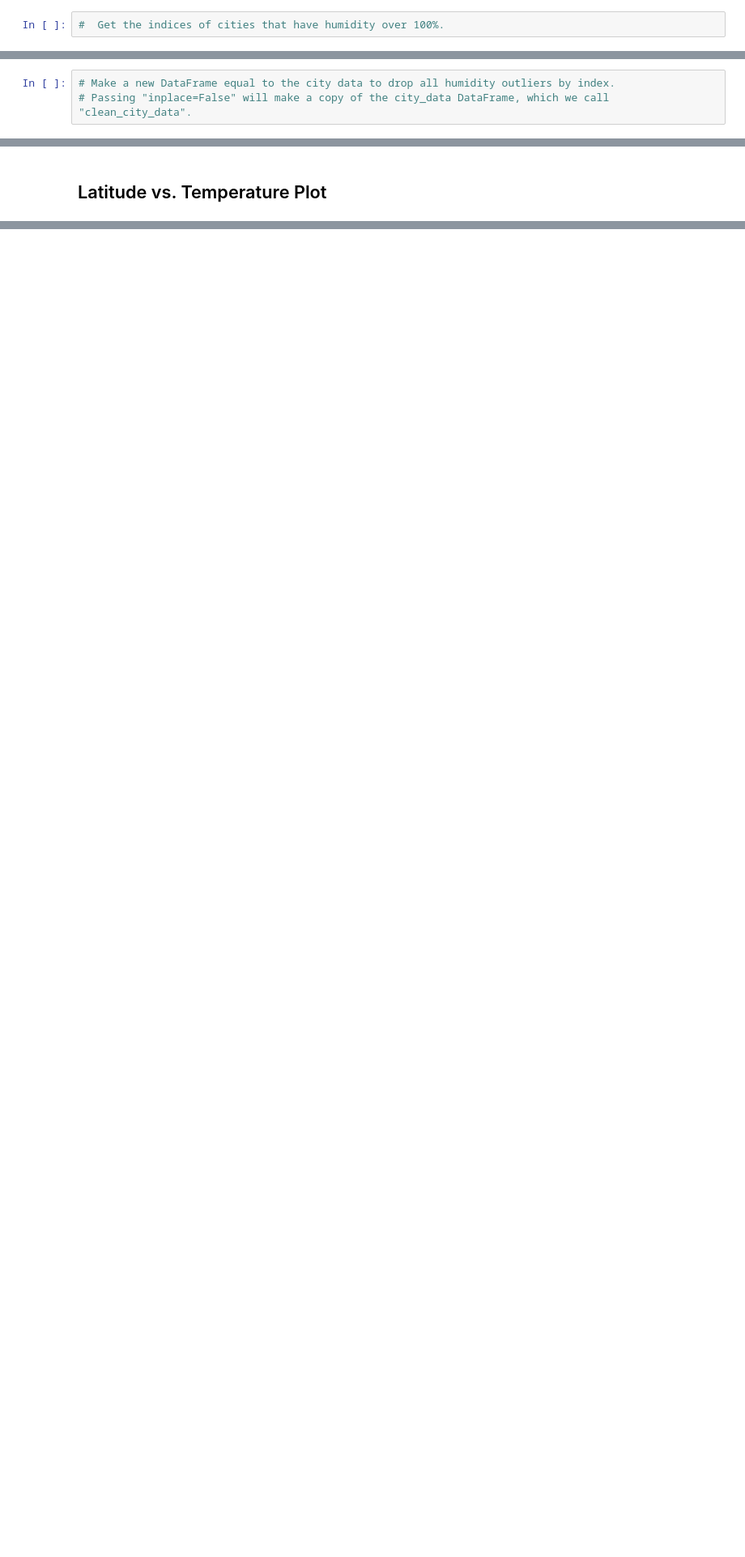
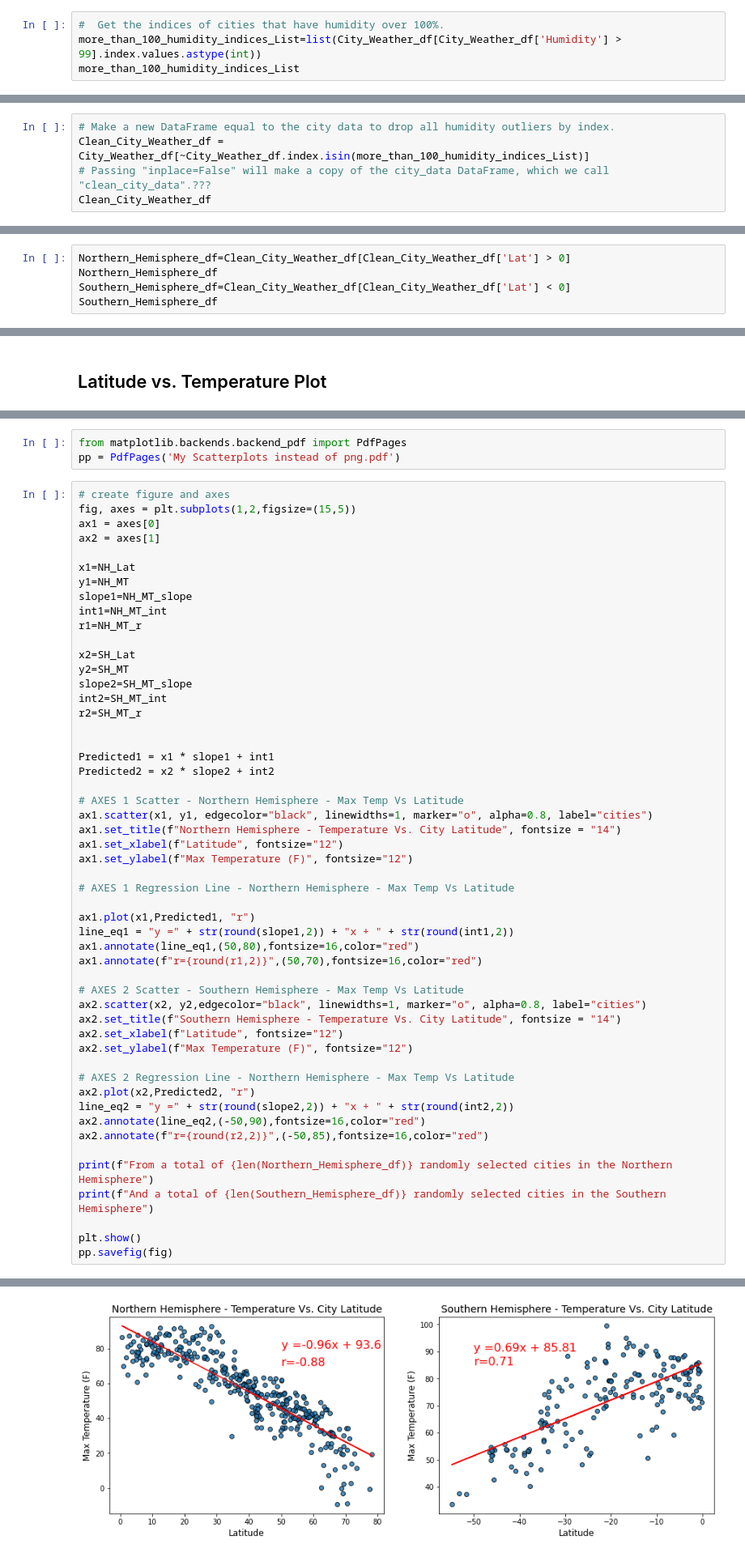
Before and after one commit to Daniel-Bourke/python-api-challenge, a Jupyter notebook: WeatherPy/WeatherPy.ipynb, the cells around one changed output, grey strips where cells are left out. Shown: that part at 81% size. Cells and saved outputs as stored; diff of their text form; blank space fills up the shorter version.

```diff
--- a/WeatherPy/WeatherPy.ipynb
+++ b/WeatherPy/WeatherPy.ipynb
@@ -86,2 +250,4 @@ Skip this step if there are no cities that have humidity > 100%.
 # %%
 #  Get the indices of cities that have humidity over 100%.
+more_than_100_humidity_indices_List=list(City_Weather_df[City_Weather_df['Humidity'] > 99].index.values.astype(int))
+more_than_100_humidity_indices_List
@@ -88,3 +256,5 @@ Skip this step if there are no cities that have humidity > 100%.
 # %%
 # Make a new DataFrame equal to the city data to drop all humidity outliers by index.
-# Passing "inplace=False" will make a copy of the city_data DataFrame, which we call "clean_city_data".
+Clean_City_Weather_df = City_Weather_df[~City_Weather_df.index.isin(more_than_100_humidity_indices_List)]
+# Passing "inplace=False" will make a copy of the city_data DataFrame, which we call "clean_city_data".???
+Clean_City_Weather_df
@@ -92,3 +276,8 @@ Skip this step if there are no cities that have humidity > 100%.
 ## Plotting the Data
 * Use proper labeling of the plots using plot titles (including date of analysis) and axes labels.
 * Save the plotted figures as .pngs.
+# %%
+Northern_Hemisphere_df=Clean_City_Weather_df[Clean_City_Weather_df['Lat'] > 0]
+Northern_Hemisphere_df
+Southern_Hemisphere_df=Clean_City_Weather_df[Clean_City_Weather_df['Lat'] < 0]
+Southern_Hemisphere_df
@@ -96,0 +323,56 @@ Skip this step if there are no cities that have humidity > 100%.
+# %%
+from matplotlib.backends.backend_pdf import PdfPages
+pp = PdfPages('My Scatterplots instead of png.pdf')
+# %%
+# create figure and axes
+fig, axes = plt.subplots(1,2,figsize=(15,5))
+ax1 = axes[0]
+ax2 = axes[1]
+
+x1=NH_Lat
+y1=NH_MT
+slope1=NH_MT_slope
+int1=NH_MT_int
+r1=NH_MT_r
+
+x2=SH_Lat
+y2=SH_MT
+slope2=SH_MT_slope
+int2=SH_MT_int
+r2=SH_MT_r
+
+
+Predicted1 = x1 * slope1 + int1
+Predicted2 = x2 * slope2 + int2
+
+# AXES 1 Scatter - Northern Hemisphere - Max Temp Vs Latitude
+ax1.scatter(x1, y1, edgecolor="black", linewidths=1, marker="o", alpha=0.8, label="cities")
+ax1.set_title(f"Northern Hemisphere - Temperature Vs. City Latitude", fontsize = "14")
+ax1.set_xlabel(f"Latitude", fontsize="12")
+ax1.set_ylabel(f"Max Temperature (F)", fontsize="12")
+
+# AXES 1 Regression Line - Northern Hemisphere - Max Temp Vs Latitude
+
+ax1.plot(x1,Predicted1, "r")
+line_eq1 = "y =" + str(round(slope1,2)) + "x + " + str(round(int1,2))
+ax1.annotate(line_eq1,(50,80),fontsize=16,color="red")
+ax1.annotate(f"r={round(r1,2)}",(50,70),fontsize=16,color="red")
+
+# AXES 2 Scatter - Southern Hemisphere - Max Temp Vs Latitude
+ax2.scatter(x2, y2,edgecolor="black", linewidths=1, marker="o", alpha=0.8, label="cities")
+ax2.set_title(f"Southern Hemisphere - Temperature Vs. City Latitude", fontsize = "14")
+ax2.set_xlabel(f"Latitude", fontsize="12")
+ax2.set_ylabel(f"Max Temperature (F)", fontsize="12")
+
+# AXES 2 Regression Line - Northern Hemisphere - Max Temp Vs Latitude
+ax2.plot(x2,Predicted2, "r")
+line_eq2 = "y =" + str(round(slope2,2)) + "x + " + str(round(int2,2))
+ax2.annotate(line_eq2,(-50,90),fontsize=16,color="red")
+ax2.annotate(f"r={round(r2,2)}",(-50,85),fontsize=16,color="red")
+
+print(f"From a total of {len(Northern_Hemisphere_df)} randomly selected cities in the Northern Hemisphere")
+print(f"And a total of {len(Southern_Hemisphere_df)} randomly selected cities in the Southern Hemisphere")
+
+plt.show()
+pp.savefig(fig)
+# %% [output]
@@ -97,2 +381,3 @@ Skip this step if there are no cities that have humidity > 100%.
+[figure, added]
 # %% [markdown]
 ## Latitude vs. Humidity Plot
```
Also changed, not shown: parts of 30 cells of this notebook, 4 other files.
